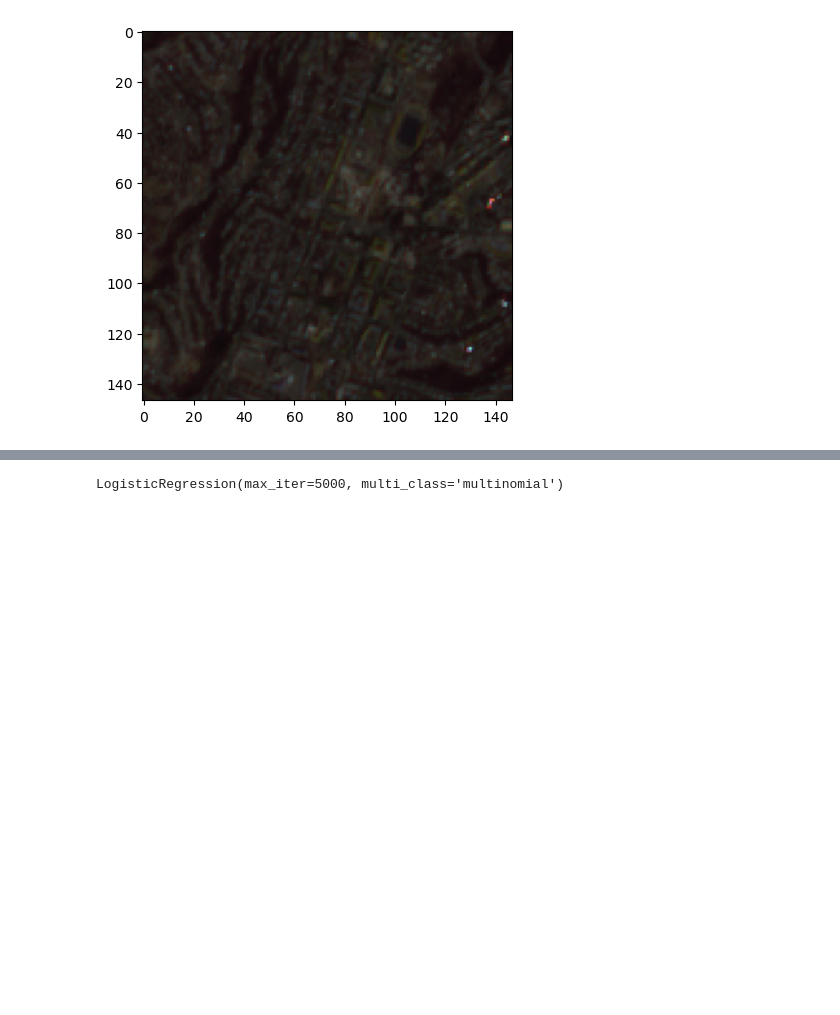
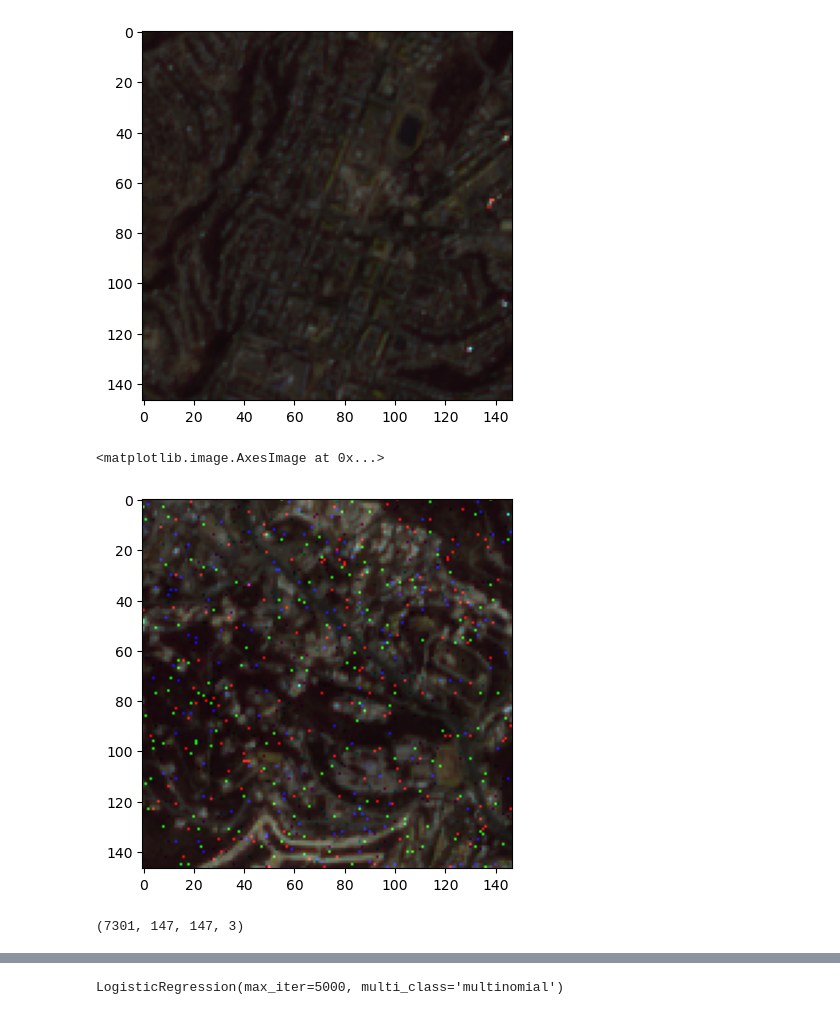
Before and after one commit to AbhishekVangipuram/CS229FinalProj, a Jupyter notebook: exploration.ipynb, the cells around one changed output, grey strips where cells are left out. Cells and saved outputs as stored; diff of their text form; code cells hidden in the pictures; blank space fills up the shorter version.

Commit message:
data augmentation (flip + s&p noise) for low res

```diff
--- a/exploration.ipynb
+++ b/exploration.ipynb
@@ -131,3 +153,12 @@ plt.imshow(low_res[100])
 # %% [output]
 <matplotlib.image.AxesImage at 0x...>
 [figure]
+# %%
+from skimage.util import random_noise
+img = low_res[800]
+noise_img = random_noise(img, mode='s&p', amount=0.015)
+noise_img = np.array(255*noise_img, dtype='uint8')
+plt.imshow(noise_img)
+# %% [output]
+<matplotlib.image.AxesImage at 0x...>
+[figure, added]
@@ -133,0 +169,4 @@ plt.imshow(low_res[100])
+# %%
+low_res_aug.shape
+# %% [output]
+(7301, 147, 147, 3)
```
Also changed, not shown: parts of 9 cells of this notebook, 2 other files.
